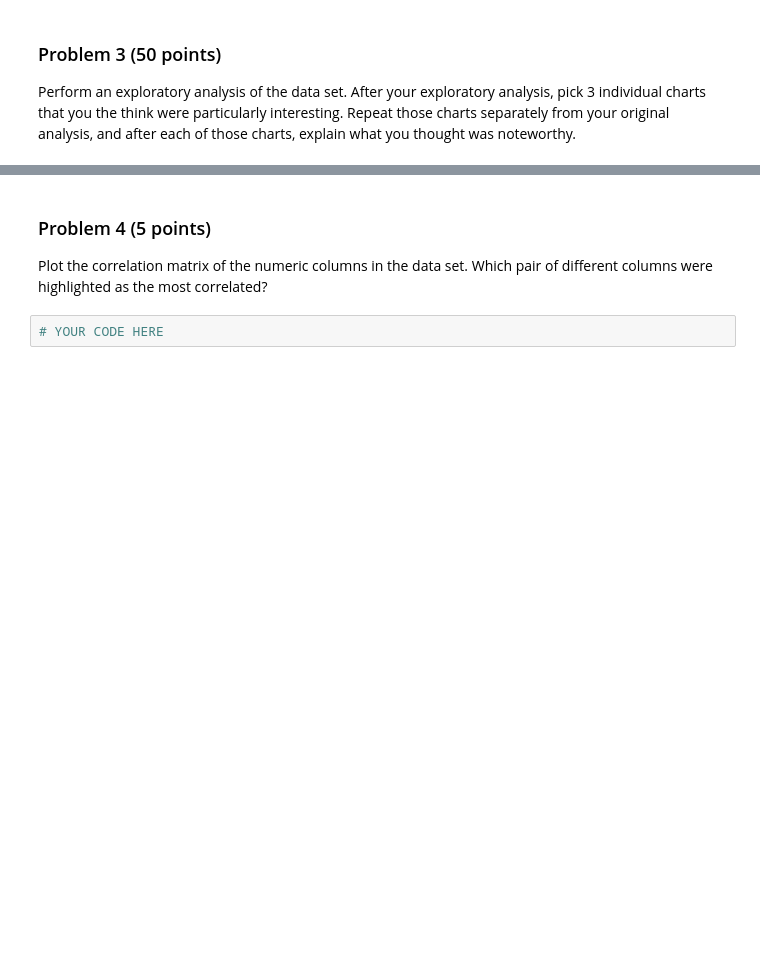
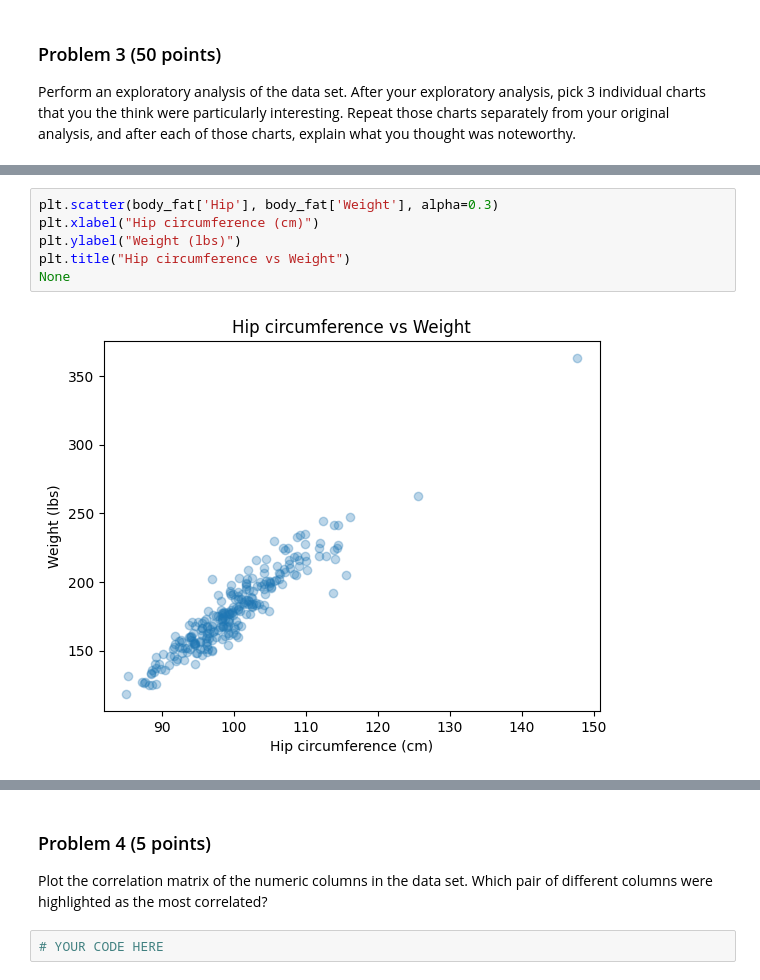
Before and after one commit to aidandig/dx602-final-project, a Jupyter notebook: project.ipynb, the cells around one changed output, grey strips where cells are left out. Drawn from its saved outputs; the diff is of its cells as text; blank space fills up the shorter version.

```diff
--- a/project.ipynb
+++ b/project.ipynb
@@ -144,0 +256,8 @@ YOUR ANSWERS HERE
+# %%
+plt.scatter(body_fat['Hip'], body_fat['Weight'], alpha=0.3)
+plt.xlabel("Hip circumference (cm)")
+plt.ylabel("Weight (lbs)")
+plt.title("Hip circumference vs Weight")
+None
+# %% [output]
+[figure, added]
```
Also changed, not shown: parts of 14 cells of this notebook.
